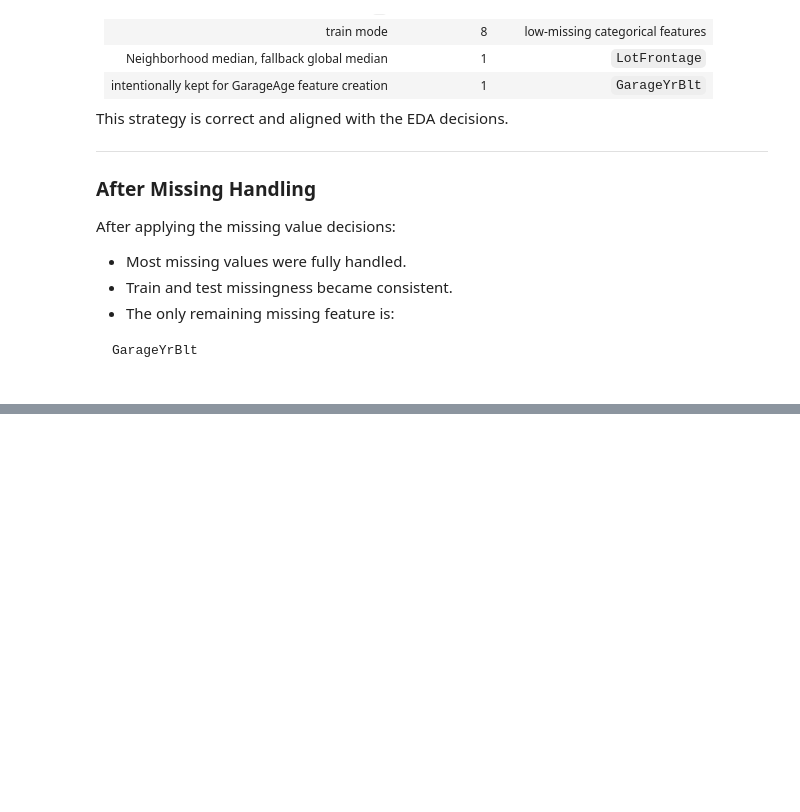
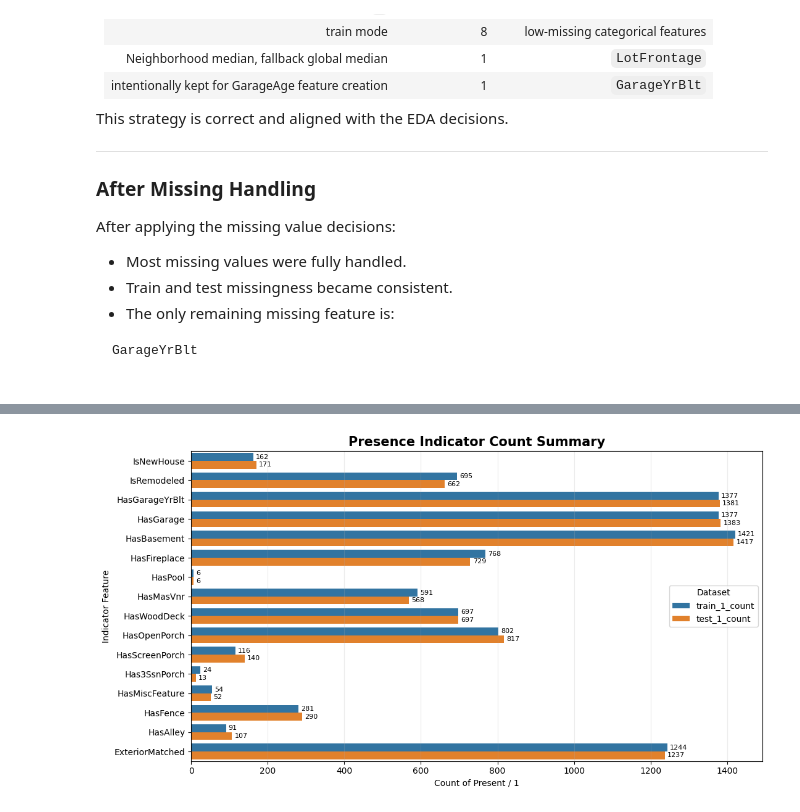
Before and after one commit to kawsar07ahmmed0712-rgb/House-Price-Prediction-Regression, a Jupyter notebook: Research/Feature_Engeneering.ipynb, the cells around one changed output, grey strips where cells are left out. Saved outputs shown, nothing was run; the diff lists cells and outputs as text; code cells hidden in the pictures; blank space fills up the shorter version.

```diff
--- a/Research/Feature_Engeneering.ipynb
+++ b/Research/Feature_Engeneering.ipynb
@@ -2983,0 +3528,86 @@ GarageYrBlt
+# %%
+# ============================================================
+# 5.13 Plot binary indicator counts
+# ============================================================
+
+binary_core_features = [
+    "IsNewHouse",
+    "IsRemodeled",
+    "HasGarageYrBlt",
+    "HasGarage",
+    "HasBasement",
+    "HasFireplace",
+    "HasPool",
+    "HasMasVnr",
+    "HasWoodDeck",
+    "HasOpenPorch",
+    "HasScreenPorch",
+    "Has3SsnPorch",
+    "HasMiscFeature",
+    "HasFence",
+    "HasAlley",
+    "ExteriorMatched",
+]
+
+binary_core_features = keep_existing_columns(
+    binary_core_features,
+    X_train_core,
+    X_test_core
+)
+
+binary_count_rows = []
+
+for feature in binary_core_features:
+    binary_count_rows.append({
+        "feature": feature,
+        "train_0_count": int((X_train_core[feature] == 0).sum()),
+        "train_1_count": int((X_train_core[feature] == 1).sum()),
+        "test_0_count": int((X_test_core[feature] == 0).sum()),
+        "test_1_count": int((X_test_core[feature] == 1).sum()),
+    })
+
+binary_indicator_count_report = pd.DataFrame(binary_count_rows)
+
+binary_indicator_count_report.to_csv(
+    FE_STEP_REPORT_DIR / "24_binary_indicator_count_report.csv",
+    index=False
+)
+
+plot_df = binary_indicator_count_report[["feature", "train_1_count", "test_1_count"]].copy()
+
+plot_melted = plot_df.melt(
+    id_vars="feature",
+    value_vars=["train_1_count", "test_1_count"],
+    var_name="dataset",
+    value_name="present_count"
+)
+
+plt.figure(figsize=(11, max(6, len(binary_core_features) * 0.35)))
+
+ax = sns.barplot(
+    data=plot_melted,
+    x="present_count",
+    y="feature",
+    hue="dataset"
+)
+
+plt.title("Presence Indicator Count Summary", fontsize=15, fontweight="bold")
+plt.xlabel("Count of Present / 1")
+plt.ylabel("Indicator Feature")
+
+for container in ax.containers:
+    ax.bar_label(container, padding=3, fontsize=8)
+
+plt.grid(axis="x", alpha=0.25)
+plt.legend(title="Dataset")
+plt.tight_layout()
+plt.savefig(
+    FE_PLOT_DIR / "05_02_binary_indicator_present_counts.png",
+    dpi=150,
+    bbox_inches="tight"
+)
+plt.show()
+
+binary_indicator_count_report
+# %% [output]
+[figure, added]
```
Also changed, not shown: parts of 41 cells of this notebook, 19 other files.
